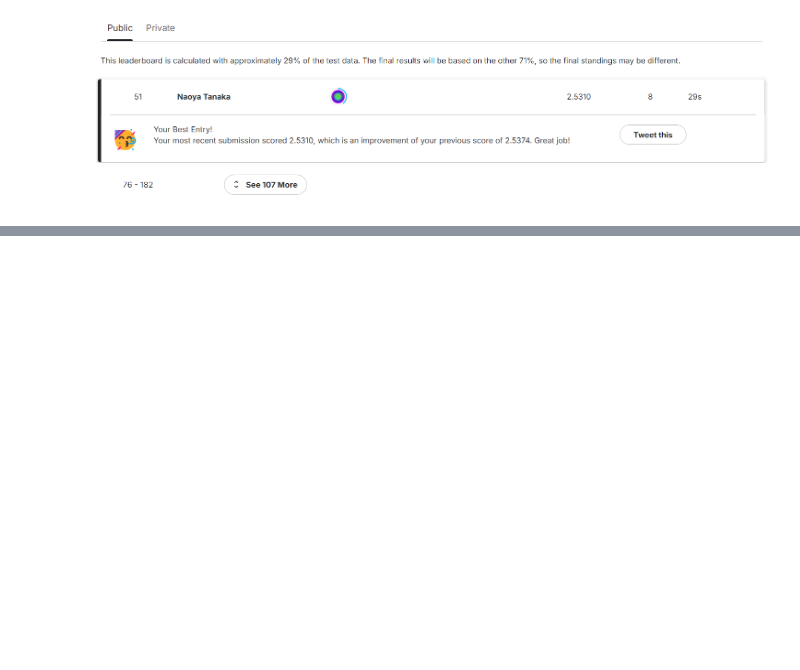
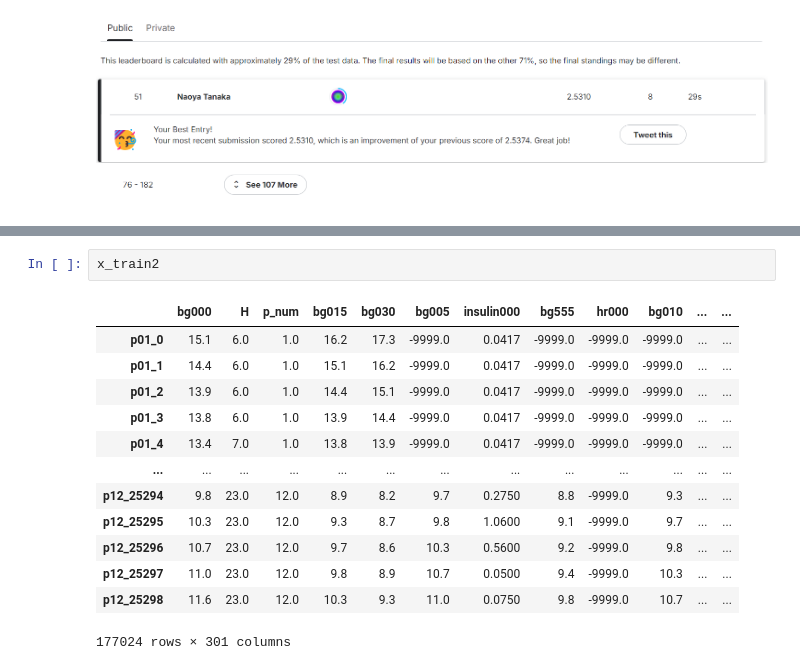
Before and after one commit to NTanaka1994/omoitsuki, a Jupyter notebook: blood.ipynb, the cells around one changed output, grey strips where cells are left out. Cells and saved outputs as stored; diff of their text form; blank space fills up the shorter version.

```diff
--- a/blood.ipynb
+++ b/blood.ipynb
@@ -820,0 +922,16 @@ pred
+# %%
+x_train2
+# %% [output]
+|  | bg000 | H | p_num | bg015 | bg030 | bg005 | insulin000 | bg555 | hr000 | bg010 | ... | ... |
+| p01_0 | 15.1 | 6.0 | 1.0 | 16.2 | 17.3 | -9999.0 | 0.0417 | -9999.0 | -9999.0 | -9999.0 | ... | ... |
+| p01_1 | 14.4 | 6.0 | 1.0 | 15.1 | 16.2 | -9999.0 | 0.0417 | -9999.0 | -9999.0 | -9999.0 | ... | ... |
+| p01_2 | 13.9 | 6.0 | 1.0 | 14.4 | 15.1 | -9999.0 | 0.0417 | -9999.0 | -9999.0 | -9999.0 | ... | ... |
+| p01_3 | 13.8 | 6.0 | 1.0 | 13.9 | 14.4 | -9999.0 | 0.0417 | -9999.0 | -9999.0 | -9999.0 | ... | ... |
+| p01_4 | 13.4 | 7.0 | 1.0 | 13.8 | 13.9 | -9999.0 | 0.0417 | -9999.0 | -9999.0 | -9999.0 | ... | ... |
+| ... | ... | ... | ... | ... | ... | ... | ... | ... | ... | ... | ... | ... |
+| p12_25294 | 9.8 | 23.0 | 12.0 | 8.9 | 8.2 | 9.7 | 0.2750 | 8.8 | -9999.0 | 9.3 | ... | ... |
+| p12_25295 | 10.3 | 23.0 | 12.0 | 9.3 | 8.7 | 9.8 | 1.0600 | 9.1 | -9999.0 | 9.7 | ... | ... |
+| p12_25296 | 10.7 | 23.0 | 12.0 | 9.7 | 8.6 | 10.3 | 0.5600 | 9.2 | -9999.0 | 9.8 | ... | ... |
+| p12_25297 | 11.0 | 23.0 | 12.0 | 9.8 | 8.9 | 10.7 | 0.0500 | 9.4 | -9999.0 | 10.3 | ... | ... |
+| p12_25298 | 11.6 | 23.0 | 12.0 | 10.3 | 9.3 | 11.0 | 0.0750 | 9.8 | -9999.0 | 10.7 | ... | ... |
+177024 rows × 301 columns
```
Also changed, not shown: parts of 11 cells of this notebook.
